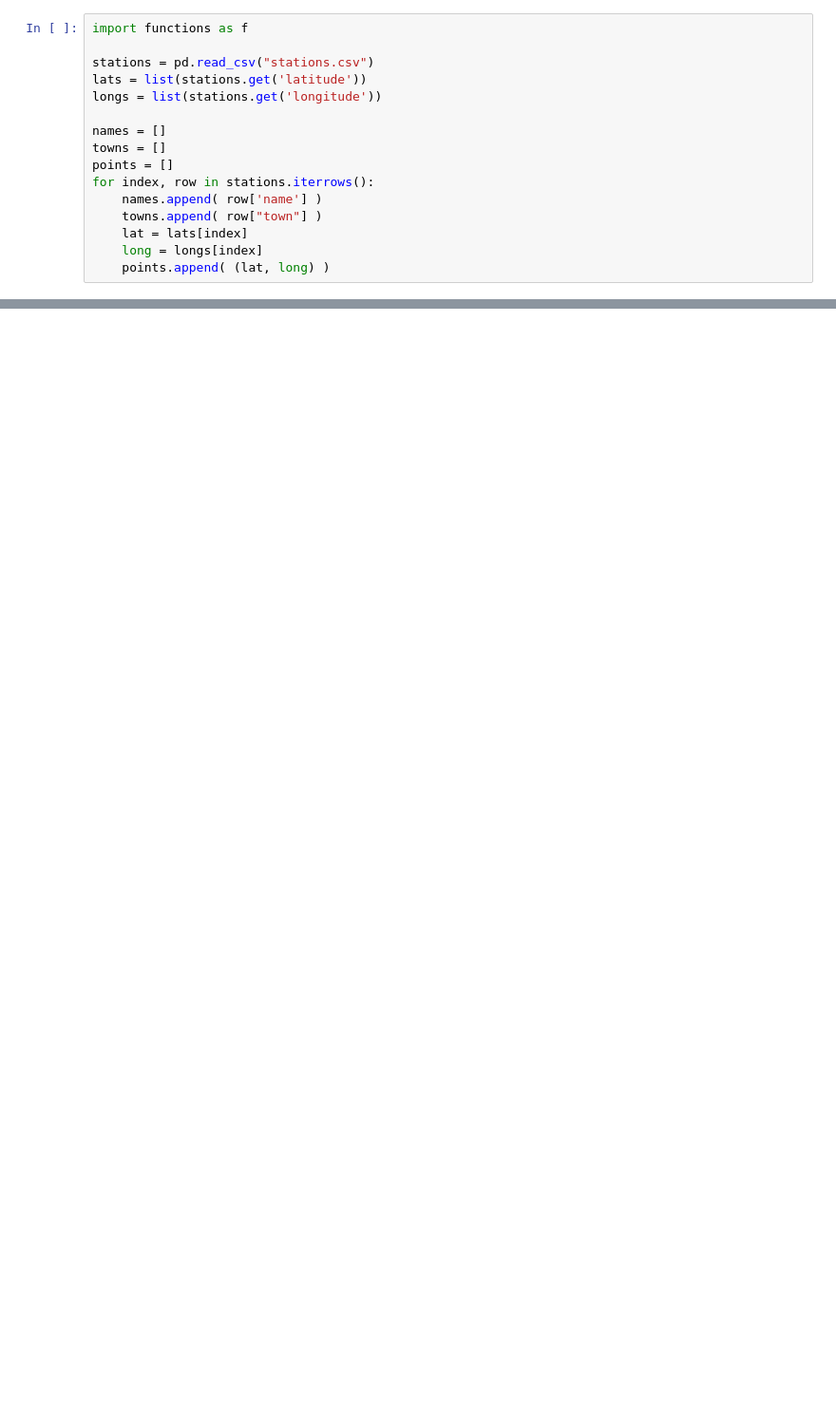
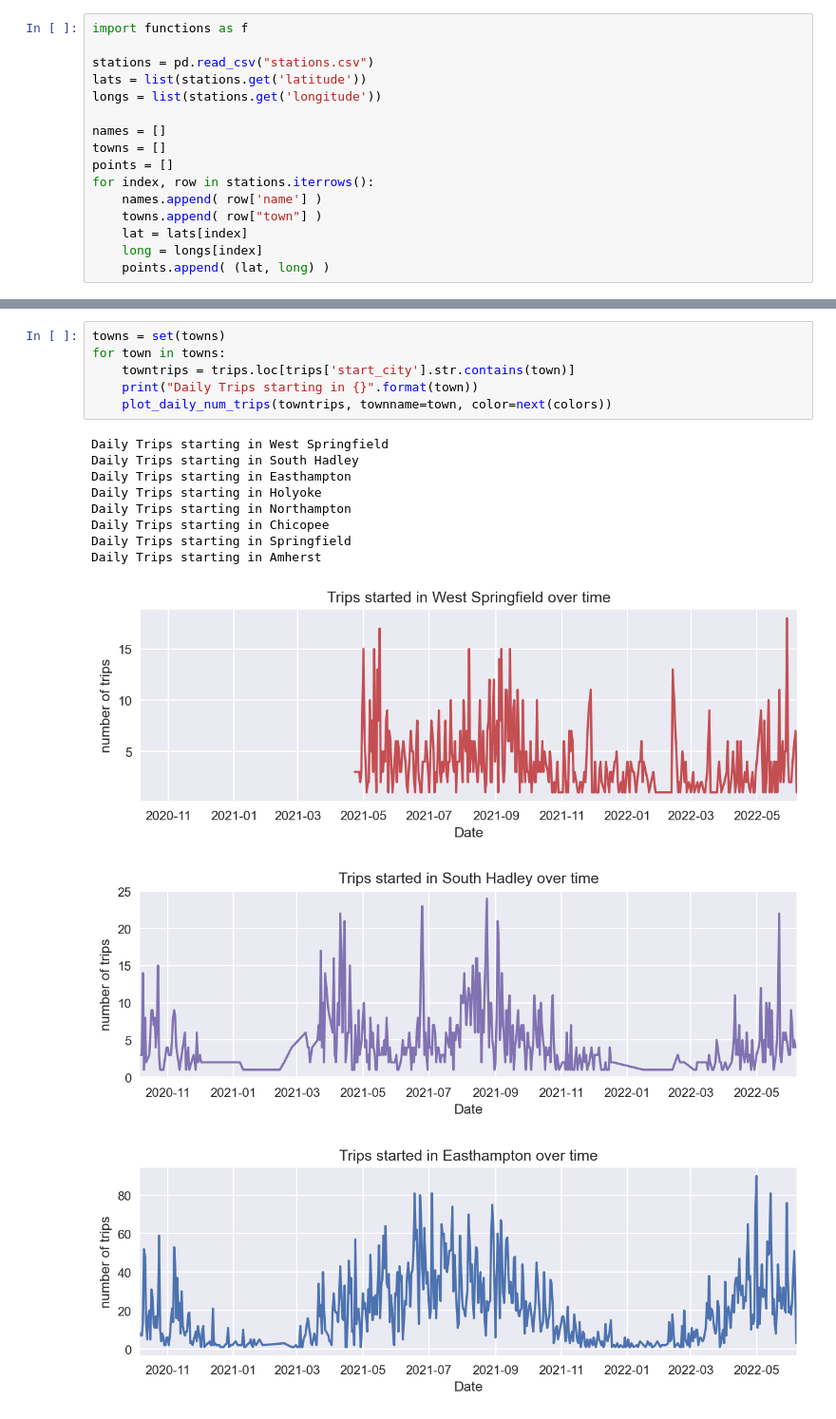
Before and after one commit to umassos/ebike-analysis, a Jupyter notebook: dataAnalysis.ipynb, the cells around one changed output, grey strips where cells are left out. Shown at 95% size. Cells and saved outputs as stored; diff of their text form; blank space fills up the shorter version.

```diff
--- a/dataAnalysis.ipynb
+++ b/dataAnalysis.ipynb
@@ -220,0 +137,18 @@ nan nan
+# %%
+towns = set(towns)
+for town in towns:
+    towntrips = trips.loc[trips['start_city'].str.contains(town)]
+    print("Daily Trips starting in {}".format(town))
+    plot_daily_num_trips(towntrips, townname=town, color=next(colors))
+# %% [output]
+Daily Trips starting in West Springfield
+Daily Trips starting in South Hadley
+Daily Trips starting in Easthampton
+Daily Trips starting in Holyoke
+Daily Trips starting in Northampton
+Daily Trips starting in Chicopee
+Daily Trips starting in Springfield
+Daily Trips starting in Amherst
+[figure, added]
+[figure, added]
+[figure, added]
```
Also changed, not shown: parts of 22 cells of this notebook, 31 other files.
